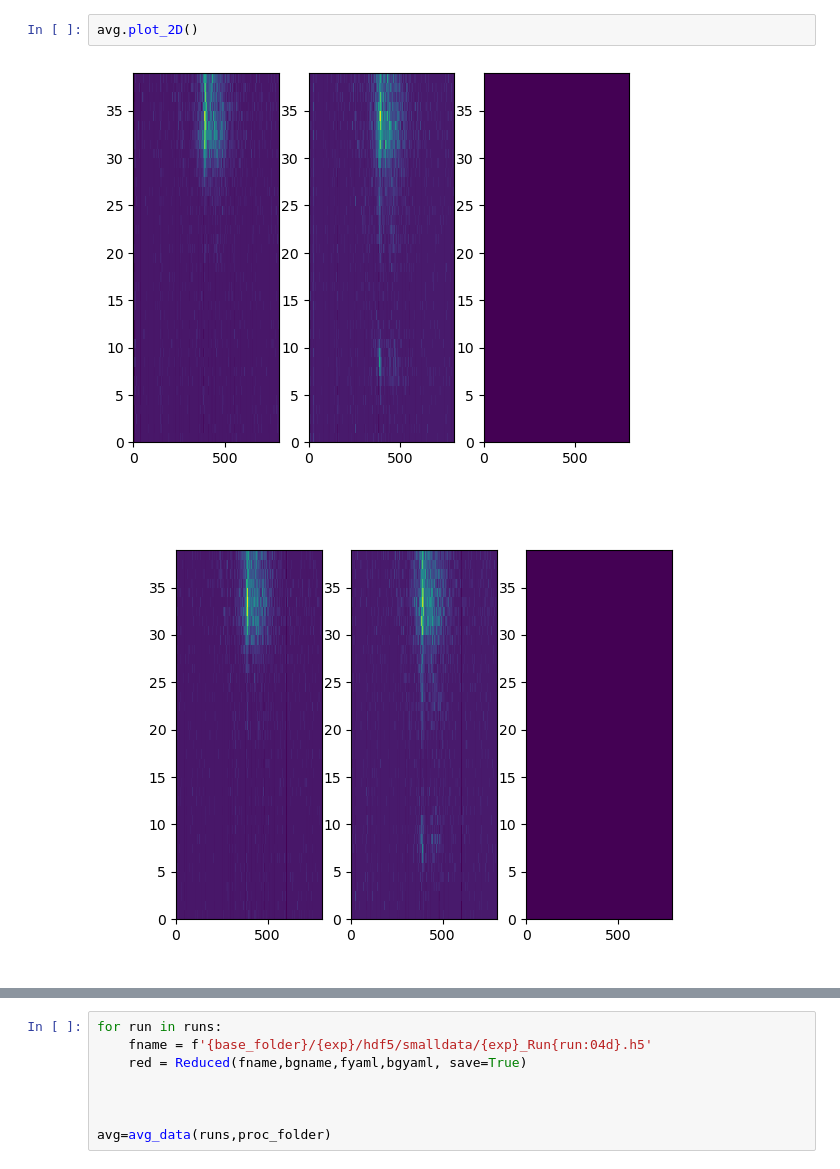
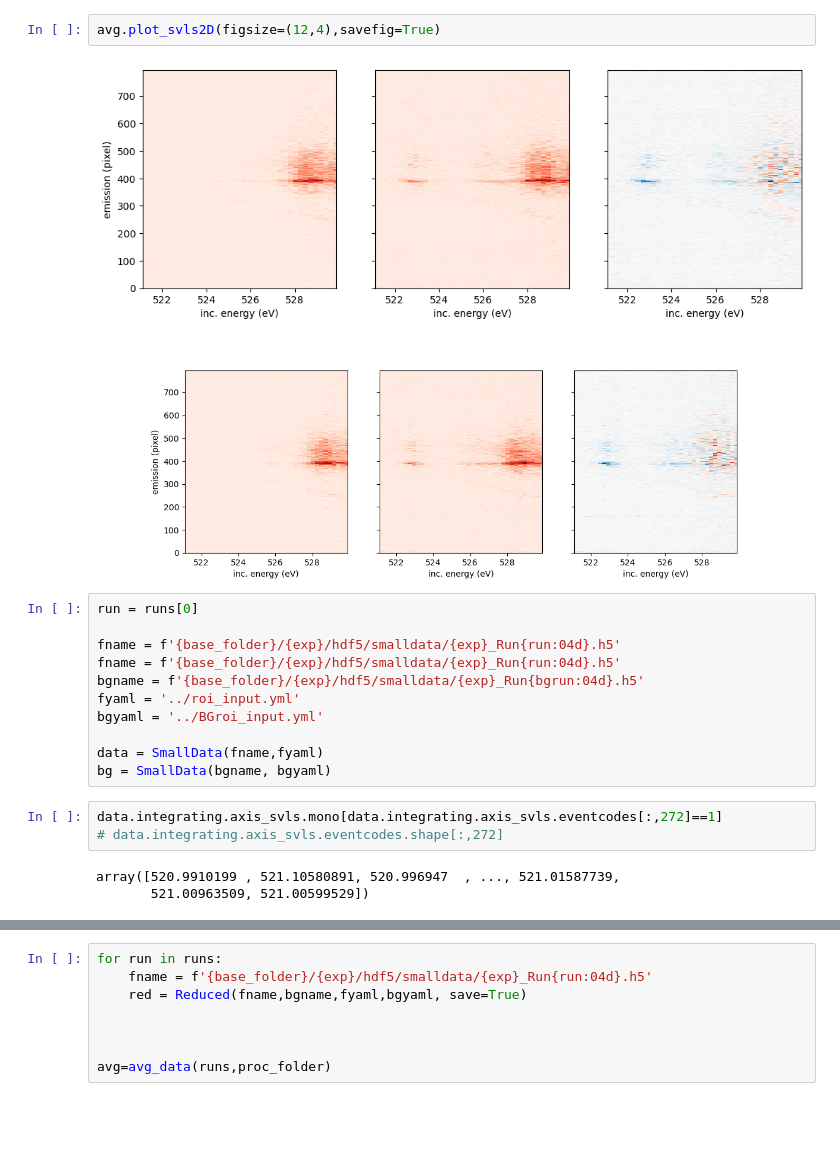
Before and after one commit to AmkeNimm/DataAcceleratorChemRIXS, a Jupyter notebook: jupyter_notebook/test.ipynb, the cells around one changed output, grey strips where cells are left out. Drawn from its saved outputs; the diff is of its cells as text; blank space fills up the shorter version.

```diff
--- a/jupyter_notebook/test.ipynb
+++ b/jupyter_notebook/test.ipynb
@@ -63,5 +39,22 @@ proc/Run
-# %%
-avg.plot_2D()
-# %% [output]
-[figure, removed]
-[figure, removed]
+# %%
+avg.plot_svls2D(figsize=(12,4),savefig=True)
+# %% [output]
+[figure, added]
+[figure, added]
+# %%
+run = runs[0]
+
+fname = f'{base_folder}/{exp}/hdf5/smalldata/{exp}_Run{run:04d}.h5'
+fname = f'{base_folder}/{exp}/hdf5/smalldata/{exp}_Run{run:04d}.h5'
+bgname = f'{base_folder}/{exp}/hdf5/smalldata/{exp}_Run{bgrun:04d}.h5'
+fyaml = '../roi_input.yml'
+bgyaml = '../BGroi_input.yml'
+
+data = SmallData(fname,fyaml)
+bg = SmallData(bgname, bgyaml)
+# %%
+data.integrating.axis_svls.mono[data.integrating.axis_svls.eventcodes[:,272]==1]
+# data.integrating.axis_svls.eventcodes.shape[:,272]
+# %% [output]
+array([520.9910199 , 521.10580891, 520.996947  , ..., 521.01587739,
+       521.00963509, 521.00599529])
```
Also changed, not shown: parts of 3 cells of this notebook, 5 other files.
